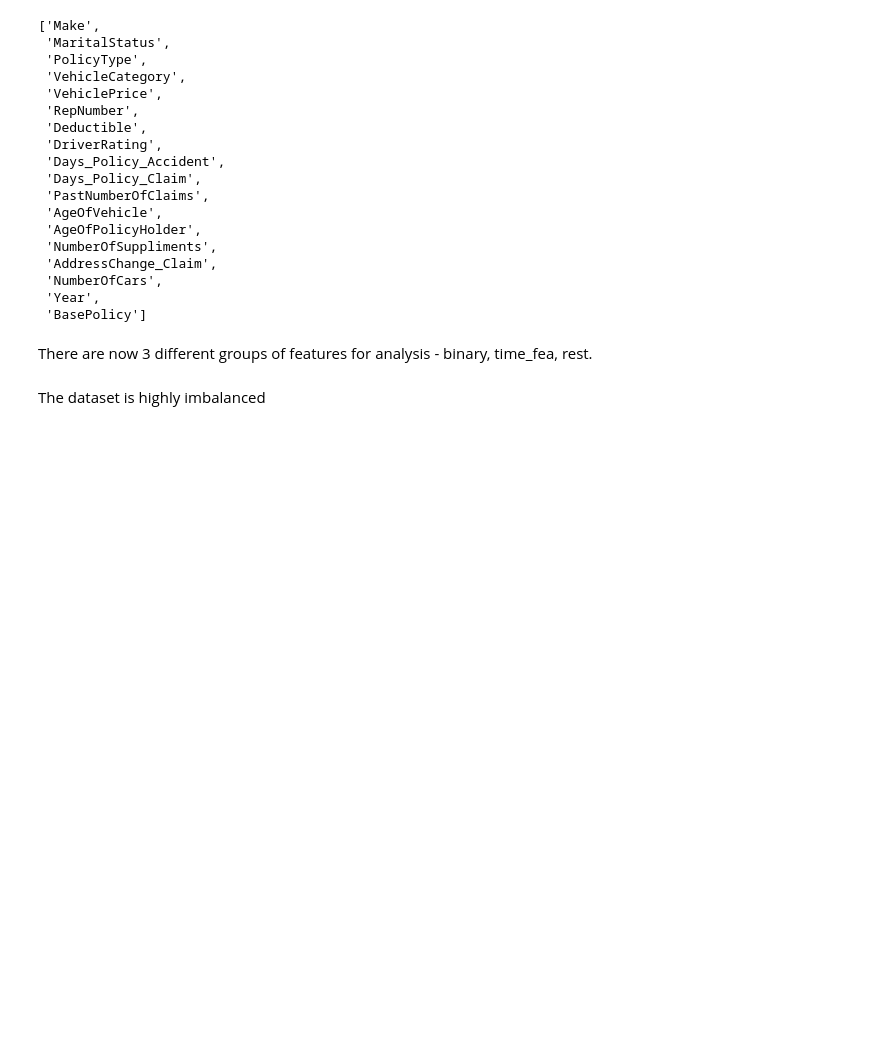
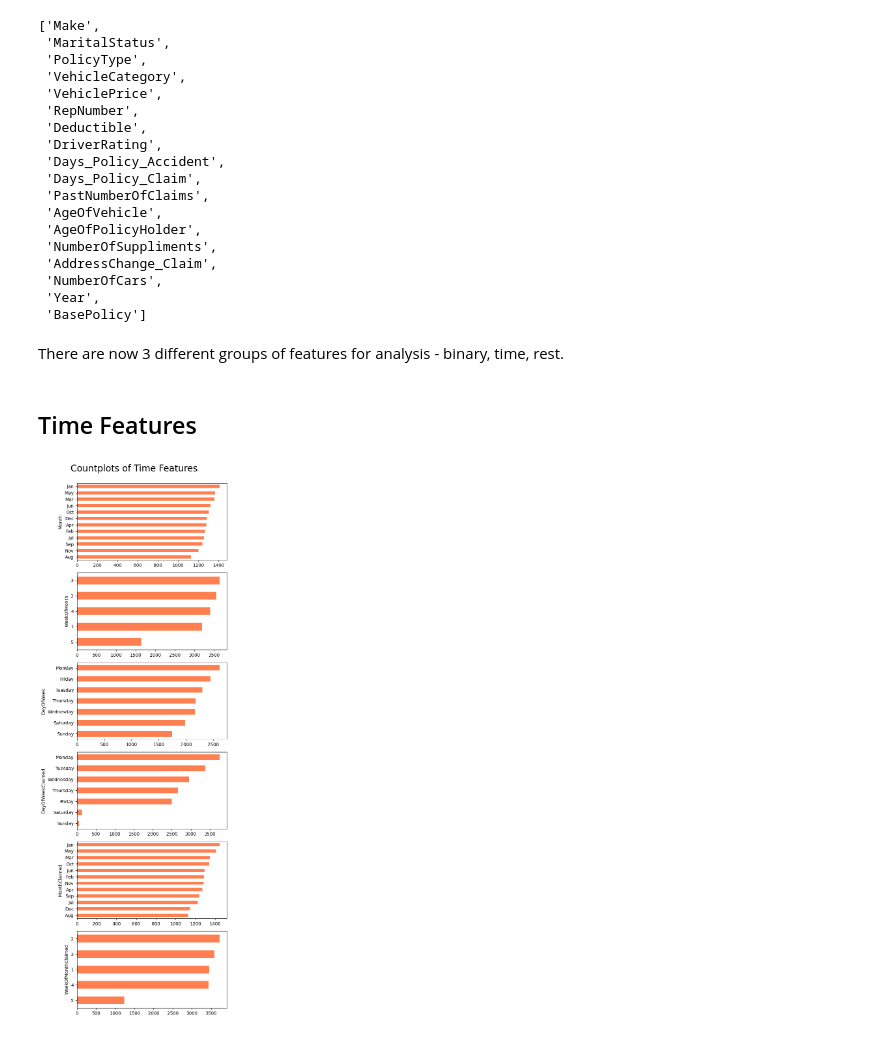
Before and after one commit to irungus/Applied-Machine-Learning, a Jupyter notebook: POA CAT 1.ipynb, the cells around one changed output. Saved outputs shown, nothing was run; the diff lists cells and outputs as text; code cells hidden in the pictures; blank space fills up the shorter version.

```diff
--- a/POA CAT 1.ipynb
+++ b/POA CAT 1.ipynb
@@ -393,11 +393,11 @@ Multi-cat features:
 # %% [markdown]
 There are features which depict time e.g month, week, these features will be further grouped as time features.
 # %%
-time_fea = ['Month', 'WeekOfMonth',
+time = ['Month', 'WeekOfMonth',
  'DayOfWeek','DayOfWeekClaimed',
  'MonthClaimed',
  'WeekOfMonthClaimed']
-time_fea
+time
 # %% [output]
 ['Month',
  'WeekOfMonth',
@@ -409,7 +409,7 @@ time_fea
 # The rest of the features will be grouped as Rest
 rest = []
 for i in multi:
-    if i not in time_fea:
+    if i not in time:
         rest.append(i)
 
 rest
@@ -433,6 +433,20 @@ rest
  'Year',
  'BasePolicy']
 # %% [markdown]
-There are now 3 different groups of features for analysis - binary, time_fea, rest.
+There are now 3 different groups of features for analysis - binary, time, rest.
-# %% [markdown]
-The dataset is highly imbalanced
+# %% [markdown]
+## Time Features
+# %%
+# Create a For loop to visualise barplots for all time features
+n=len(time)
+fig,ax = plt.subplots(n ,1, figsize=(6,n*3))
+
+for i in range(n):
+    plt.sca(ax[i])  #Set the current Axes to ax and the current Figure to the parent of ax
+    col = time[i]
+    data.groupby(col)[col].count().sort_values().plot(kind= 'barh', color= '#FF7F50')
+    fig.suptitle ('Countplots of Time Features', fontsize = 20)
+
+    fig.tight_layout(rect=[0, 0.03, 1, 0.98])
+# %% [output]
+[figure, added]
```
Also changed, not shown: parts of 3 cells of this notebook.
